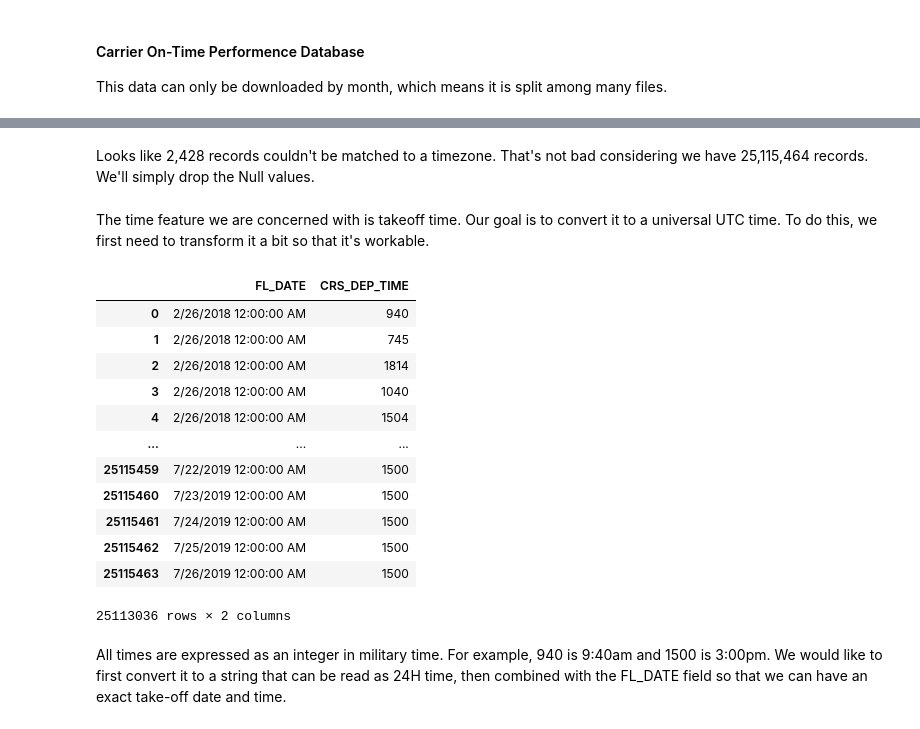
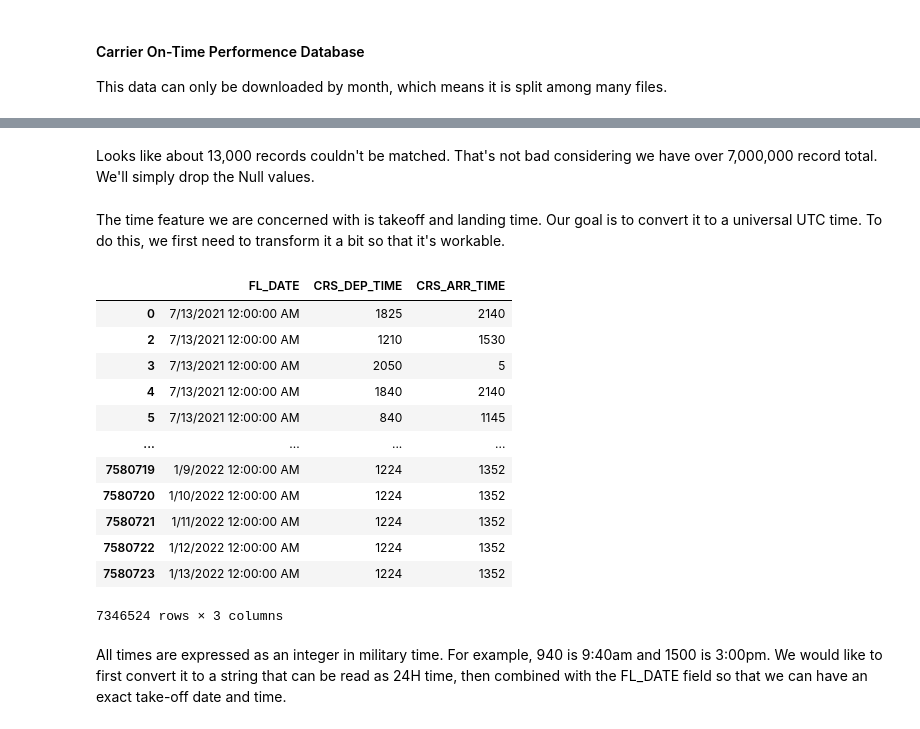
Before and after one commit to robertharrow/detecting-severe-flight-delays, a Jupyter notebook: 1. Data Preparation & Cleaning.ipynb, the cells around one changed output, grey strips where cells are left out. Saved outputs shown, nothing was run; the diff lists cells and outputs as text; code cells hidden in the pictures.

```diff
--- a/1. Data Preparation & Cleaning.ipynb
+++ b/1. Data Preparation & Cleaning.ipynb
@@ -82,0 +107,38 @@ carrier_data['ORIGIN_TIMEZONE'].isna().sum()
+# %%
+airports = airportsdata.load('IATA')
+airports_list = []
+lat_list = []
+lon_list = []
+elevation_list = []
+tz_list = []
+
+for key in airports.keys():
+    airport = airports[key]['iata']
+    lat = airports[key]['lat']
+    lon = airports[key]['lon']
+    elevation = airports[key]['elevation']
+    tz = airports[key]['tz']
+    airports_list.append(airport)
+    lat_list.append(lat)
+    lon_list.append(lon)
+    elevation_list.append(elevation)
+    tz_list.append(tz)
+
+airport_locations = pd.DataFrame(
+    {'Airport': airports_list,
+     'Latitude': lat_list,
+     'Longitude': lon_list,
+     'Timezone': tz_list,
+     'Elevation': elevation_list,
+    })
+
+airport_locations['lat-long'] = airport_locations['Latitude'].astype(str) + ',' + airport_locations['Longitude'].astype(str)
+# %%
+# Now we bring that information to our main dataframe
+carrier_data['origin-lat-long'] = carrier_data['ORIGIN'].map(airport_locations.set_index('Airport')['lat-long'])
+carrier_data['origin-tz'] = carrier_data['ORIGIN'].map(airport_locations.set_index('Airport')['Timezone'])
+carrier_data['origin-elevation'] = carrier_data['ORIGIN'].map(airport_locations.set_index('Airport')['Elevation'])
+
+carrier_data['dest-lat-long'] = carrier_data['DEST'].map(airport_locations.set_index('Airport')['lat-long'])
+carrier_data['dest-tz'] = carrier_data['DEST'].map(airport_locations.set_index('Airport')['Timezone'])
+carrier_data['dest-elevation'] = carrier_data['DEST'].map(airport_locations.set_index('Airport')['Elevation'])
@@ -83,25 +162,26 @@ carrier_data['ORIGIN_TIMEZONE'].isna().sum()
 # %% [markdown]
-Looks like 2,428 records couldn't be matched to a timezone. That's not bad considering we have 25,115,464 records. We'll simply drop the Null values.
+Looks like about 13,000 records couldn't be matched. That's not bad considering we have over 7,000,000 record total. We'll simply drop the Null values.
-# %%
-carrier_data = carrier_data[carrier_data['ORIGIN_TIMEZONE'].notna()]
+# %%
+carrier_data = carrier_data.dropna(subset=['origin-tz', 'origin-elevation', 'origin-lat-long',
+                                           'dest-tz', 'dest-elevation', 'dest-lat-long'])
 # %% [markdown]
-The time feature we are concerned with is takeoff time.  Our goal is to convert it to a universal UTC time. To do this, we first need to transform it a bit so that it's workable.
+The time feature we are concerned with is takeoff and landing time.  Our goal is to convert it to a universal UTC time. To do this, we first need to transform it a bit so that it's workable.
 # %%
-carrier_data[['FL_DATE', 'CRS_DEP_TIME']]
+carrier_data[['FL_DATE', 'CRS_DEP_TIME', 'CRS_ARR_TIME']]
 # %% [output]
-|  | FL_DATE | CRS_DEP_TIME |
-| 0 | 2/26/2018 12:00:00 AM | 940 |
-| 1 | 2/26/2018 12:00:00 AM | 745 |
-| 2 | 2/26/2018 12:00:00 AM | 1814 |
-| 3 | 2/26/2018 12:00:00 AM | 1040 |
-| 4 | 2/26/2018 12:00:00 AM | 1504 |
-| ... | ... | ... |
-| 25115459 | 7/22/2019 12:00:00 AM | 1500 |
-| 25115460 | 7/23/2019 12:00:00 AM | 1500 |
-| 25115461 | 7/24/2019 12:00:00 AM | 1500 |
-| 25115462 | 7/25/2019 12:00:00 AM | 1500 |
-| 25115463 | 7/26/2019 12:00:00 AM | 1500 |
+|  | FL_DATE | CRS_DEP_TIME | CRS_ARR_TIME |
+| 0 | 7/13/2021 12:00:00 AM | 1825 | 2140 |
+| 2 | 7/13/2021 12:00:00 AM | 1210 | 1530 |
+| 3 | 7/13/2021 12:00:00 AM | 2050 | 5 |
+| 4 | 7/13/2021 12:00:00 AM | 1840 | 2140 |
+| 5 | 7/13/2021 12:00:00 AM | 840 | 1145 |
+| ... | ... | ... | ... |
+| 7580719 | 1/9/2022 12:00:00 AM | 1224 | 1352 |
+| 7580720 | 1/10/2022 12:00:00 AM | 1224 | 1352 |
+| 7580721 | 1/11/2022 12:00:00 AM | 1224 | 1352 |
+| 7580722 | 1/12/2022 12:00:00 AM | 1224 | 1352 |
+| 7580723 | 1/13/2022 12:00:00 AM | 1224 | 1352 |
-25113036 rows × 2 columns
+7346524 rows × 3 columns
 # %% [markdown]
 All times are expressed as an integer in military time. For example, 940 is 9:40am and 1500 is 3:00pm. We would like to first convert it to a string that can be read as 24H time, then combined with the FL_DATE field so that we can have an exact take-off date and time.
 # %%
```
Also changed, not shown: parts of 104 cells of this notebook, 8 other files.
